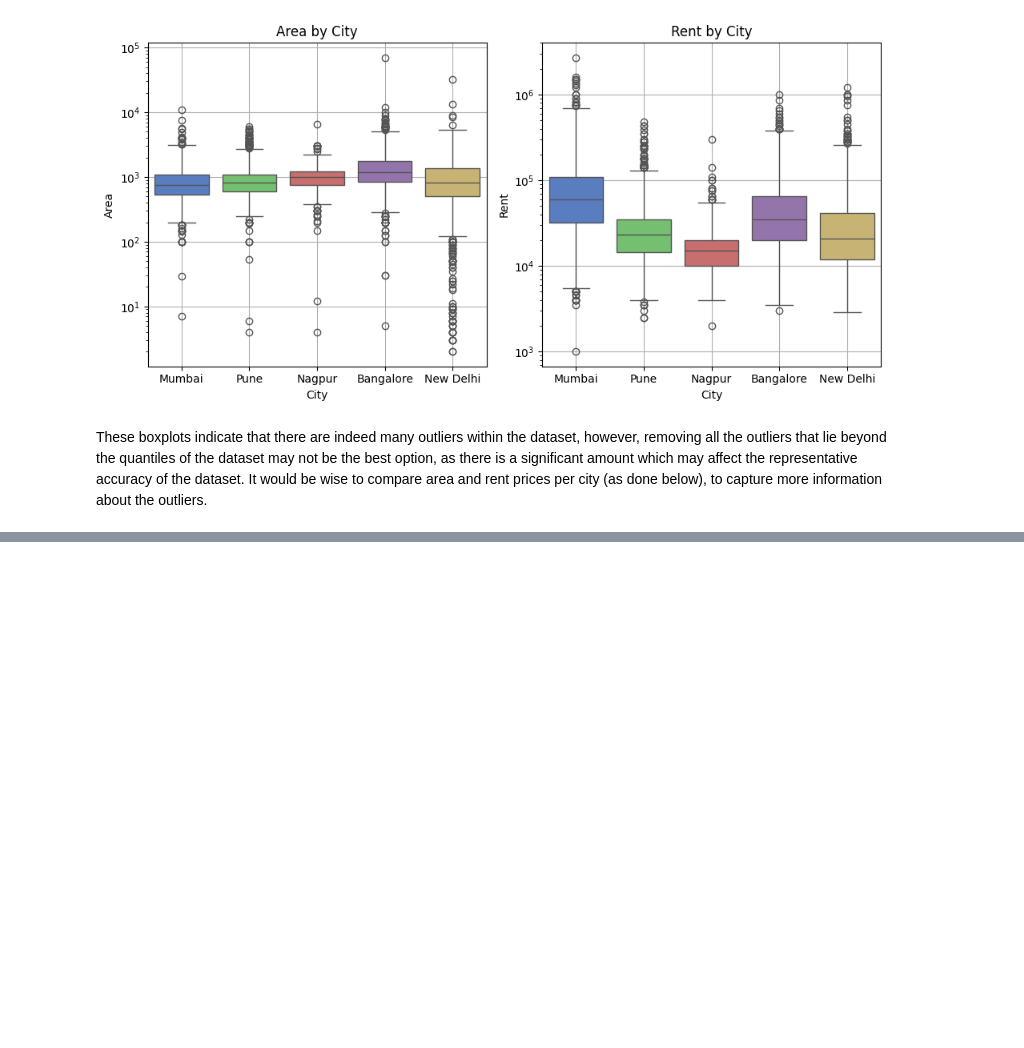
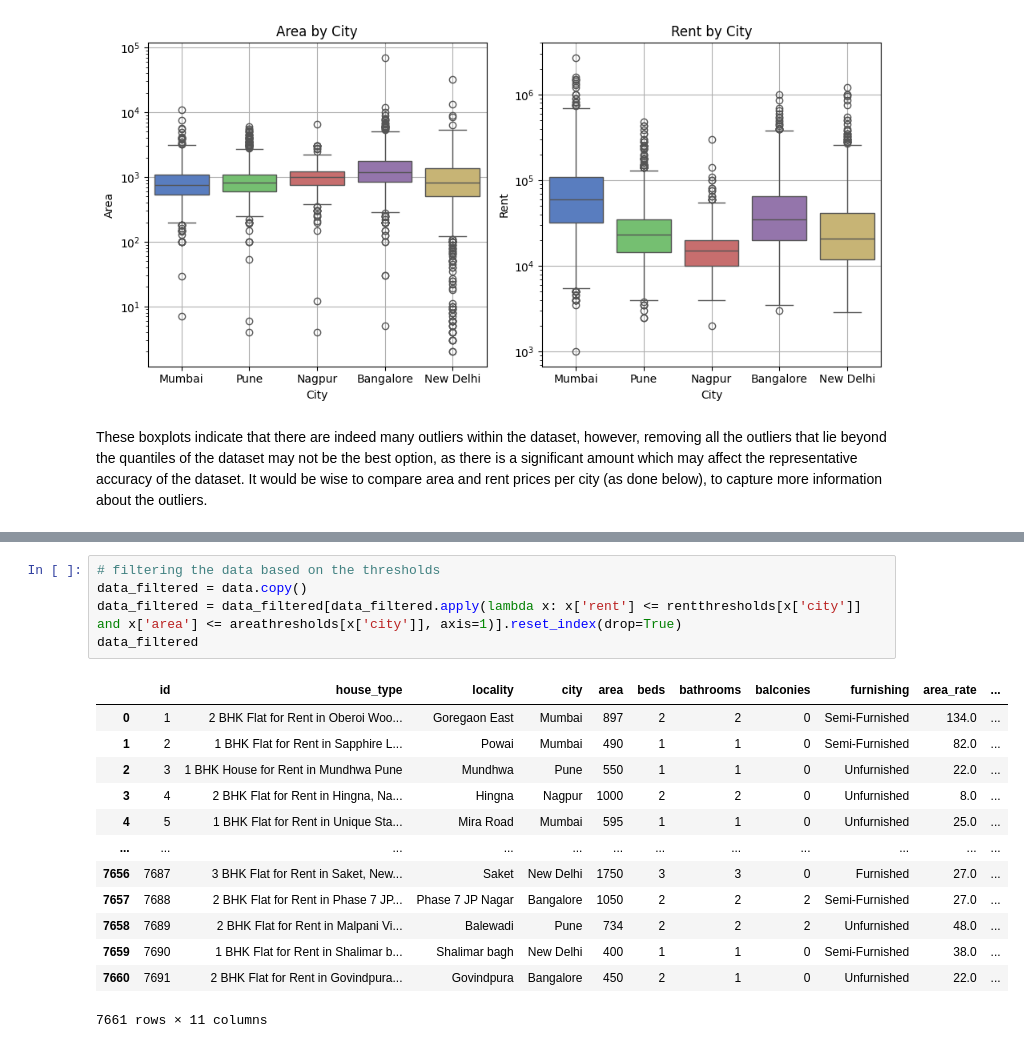
Before and after one commit to majdyousof/machine-learning-coursework, a Jupyter notebook: 02061161_code.ipynb, the cells around one changed output, grey strips where cells are left out. Drawn from its saved outputs; the diff is of its cells as text; blank space fills up the shorter version.

```diff
--- a/02061161_code.ipynb
+++ b/02061161_code.ipynb
@@ -148,0 +171,19 @@ For the Rent vs Area, it is clear that there are a few trends that are visible.
+# %%
+# filtering the data based on the thresholds
+data_filtered = data.copy()
+data_filtered = data_filtered[data_filtered.apply(lambda x: x['rent'] <= rentthresholds[x['city']] and x['area'] <= areathresholds[x['city']], axis=1)].reset_index(drop=True)
+data_filtered
+# %% [output]
+|  | id | house_type | locality | city | area | beds | bathrooms | balconies | furnishing | area_rate | ... |
+| 0 | 1 | 2 BHK Flat for Rent in Oberoi Woo... | Goregaon East | Mumbai | 897 | 2 | 2 | 0 | Semi-Furnished | 134.0 | ... |
+| 1 | 2 | 1 BHK Flat for Rent in Sapphire L... | Powai | Mumbai | 490 | 1 | 1 | 0 | Semi-Furnished | 82.0 | ... |
+| 2 | 3 | 1 BHK House for Rent in Mundhwa Pune | Mundhwa | Pune | 550 | 1 | 1 | 0 | Unfurnished | 22.0 | ... |
+| 3 | 4 | 2 BHK Flat for Rent in Hingna, Na... | Hingna | Nagpur | 1000 | 2 | 2 | 0 | Unfurnished | 8.0 | ... |
+| 4 | 5 | 1 BHK Flat for Rent in Unique Sta... | Mira Road | Mumbai | 595 | 1 | 1 | 0 | Unfurnished | 25.0 | ... |
+| ... | ... | ... | ... | ... | ... | ... | ... | ... | ... | ... | ... |
+| 7656 | 7687 | 3 BHK Flat for Rent in Saket, New... | Saket | New Delhi | 1750 | 3 | 3 | 0 | Furnished | 27.0 | ... |
+| 7657 | 7688 | 2 BHK Flat for Rent in Phase 7 JP... | Phase 7 JP Nagar | Bangalore | 1050 | 2 | 2 | 2 | Semi-Furnished | 27.0 | ... |
+| 7658 | 7689 | 2 BHK Flat for Rent in Malpani Vi... | Balewadi | Pune | 734 | 2 | 2 | 2 | Unfurnished | 48.0 | ... |
+| 7659 | 7690 | 1 BHK Flat for Rent in Shalimar b... | Shalimar bagh | New Delhi | 400 | 1 | 1 | 0 | Semi-Furnished | 38.0 | ... |
+| 7660 | 7691 | 2 BHK Flat for Rent in Govindpura... | Govindpura | Bangalore | 450 | 2 | 1 | 0 | Unfurnished | 22.0 | ... |
+7661 rows × 11 columns
```
Also changed, not shown: parts of 7 cells of this notebook, 4 other files.
